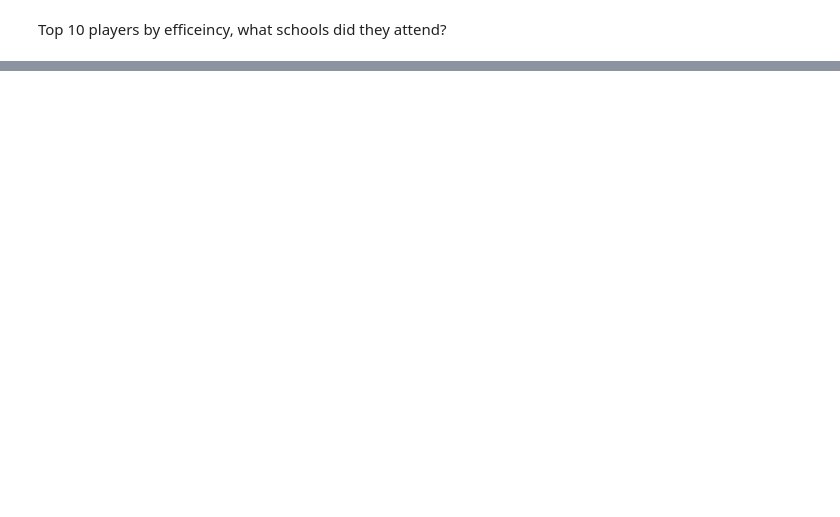
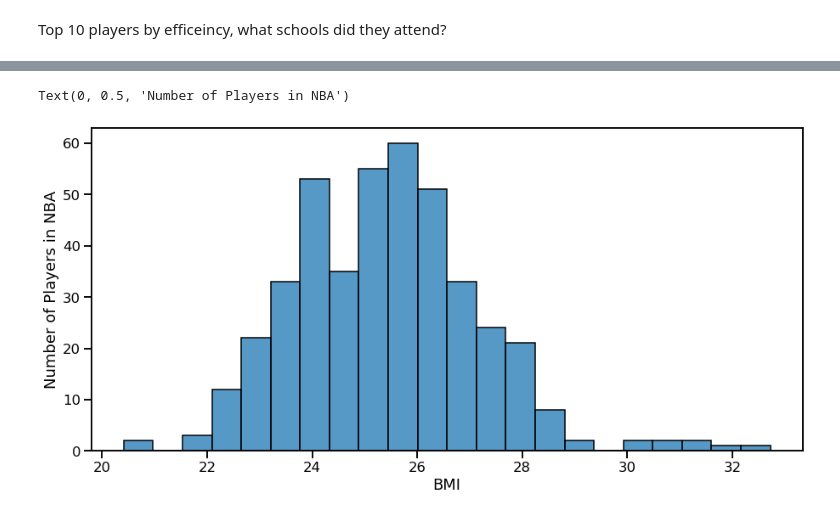
Before and after one commit to data301-2020-winter1/course-project-group_6008, a Jupyter notebook: analysis/Graham/Milestone2good.ipynb, the cells around one changed output, grey strips where cells are left out. Drawn from its saved outputs; the diff is of its cells as text; code cells hidden in the pictures; blank space fills up the shorter version.

```diff
--- a/analysis/Graham/Milestone2good.ipynb
+++ b/analysis/Graham/Milestone2good.ipynb
@@ -163,0 +236,3 @@ plt.hexbin(data=bmi, x = 'BMI',y='EFF')
+# %%
+bmi_count = (bmi["BMI"])
+bmi_count
@@ -163,0 +252,7 @@ plt.hexbin(data=bmi, x = 'BMI',y='EFF')
+# %%
+plt.figure(figsize=(15, 7))
+sns.histplot(bmi_count)
+plt.ylabel("Number of Players in NBA")
+# %% [output]
+Text(0, 0.5, 'Number of Players in NBA')
+[figure, added]
```
Also changed, not shown: parts of 14 cells of this notebook.
